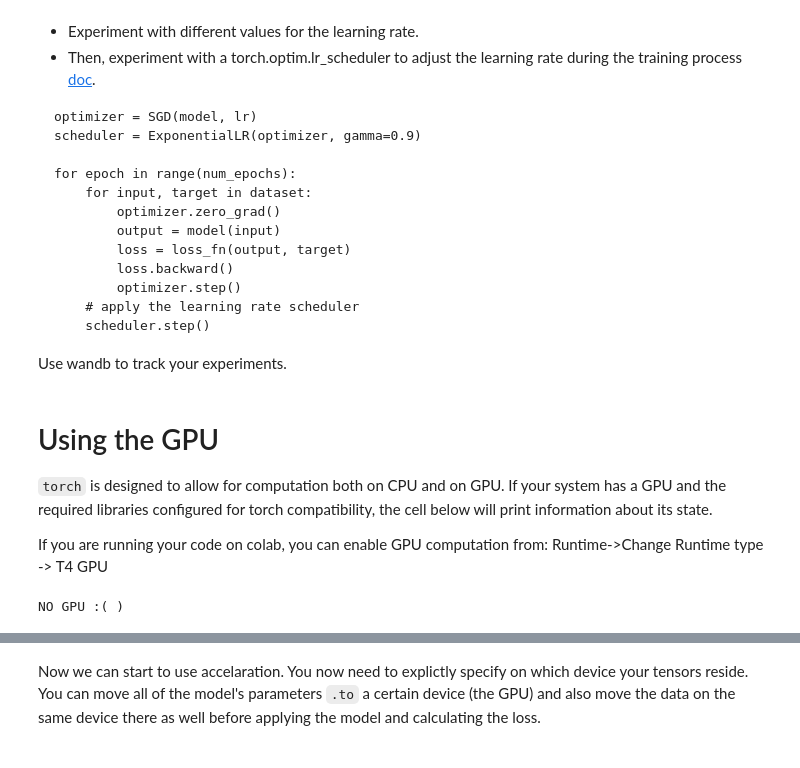
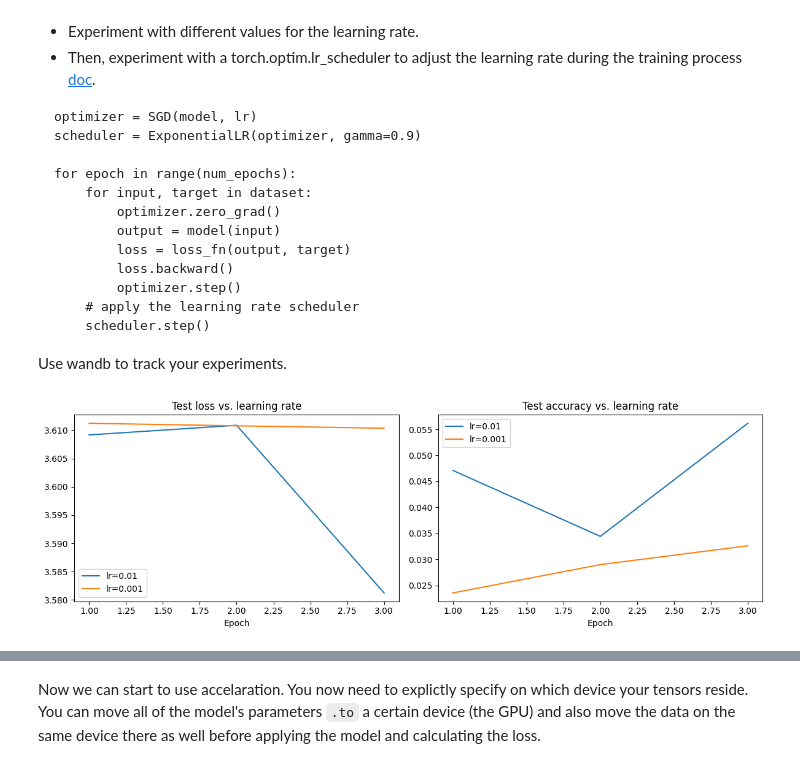
Before and after one commit to ioan-vlad-pantiru/cvdlp, a Jupyter notebook: lab3/Computer_Vision_and_Deep_Learning_Laboratory_3_[students].ipynb, the cells around one changed output, grey strips where cells are left out. Saved outputs shown, nothing was run; the diff lists cells and outputs as text; code cells hidden in the pictures.

````diff
--- a/lab3/Computer_Vision_and_Deep_Learning_Laboratory_3_[students].ipynb
+++ b/lab3/Computer_Vision_and_Deep_Learning_Laboratory_3_[students].ipynb
@@ -589,18 +702,36 @@ for epoch in range(num_epochs):
 ```
 
 Use wandb to track your experiments.
-# %% [markdown]
-# Using the GPU
-
-``torch`` is designed to allow for computation both on CPU and on GPU.
-If your system has a GPU and the required libraries configured for torch compatibility, the cell below will print information about its state.
-
-If you are running your code on colab, you can enable GPU computation from: Runtime->Change Runtime type -> T4 GPU
-# %%
-import torch
-if torch.cuda.is_available():
-    !nvidia-smi
-else:
-    print("NO GPU :( )")
-# %% [output]
-NO GPU :( )
+# %%
+# Compare two learning rates on the scratch CNN (quick 3-epoch demo)
+# Set USE_WANDB = True if you want to track these in W&B
+USE_WANDB = False
+
+lr_results = {}
+for lr in (0.01, 0.001):
+    _, hist = L.train_simple_cnn(
+        epochs=3,
+        lr=lr,
+        device=device,
+        use_scheduler=False,
+        use_wandb=USE_WANDB,
+        wandb_run_name=f"lr-demo-{lr}",
+        max_train_samples=800,
+    )
+    lr_results[lr] = hist
+
+fig, axes = plt.subplots(1, 2, figsize=(12, 4))
+for lr, hist in lr_results.items():
+    ep = range(1, len(hist["train_loss"]) + 1)
+    axes[0].plot(ep, hist["test_loss"],  label=f"lr={lr}")
+    axes[1].plot(ep, hist["test_acc"],   label=f"lr={lr}")
+axes[0].set_title("Test loss vs. learning rate")
+axes[0].set_xlabel("Epoch")
+axes[0].legend()
+axes[1].set_title("Test accuracy vs. learning rate")
+axes[1].set_xlabel("Epoch")
+axes[1].legend()
+plt.tight_layout()
+plt.show()
+# %% [output]
+[figure, added]
````
Also changed, not shown: parts of 19 cells of this notebook, 7 other files.
